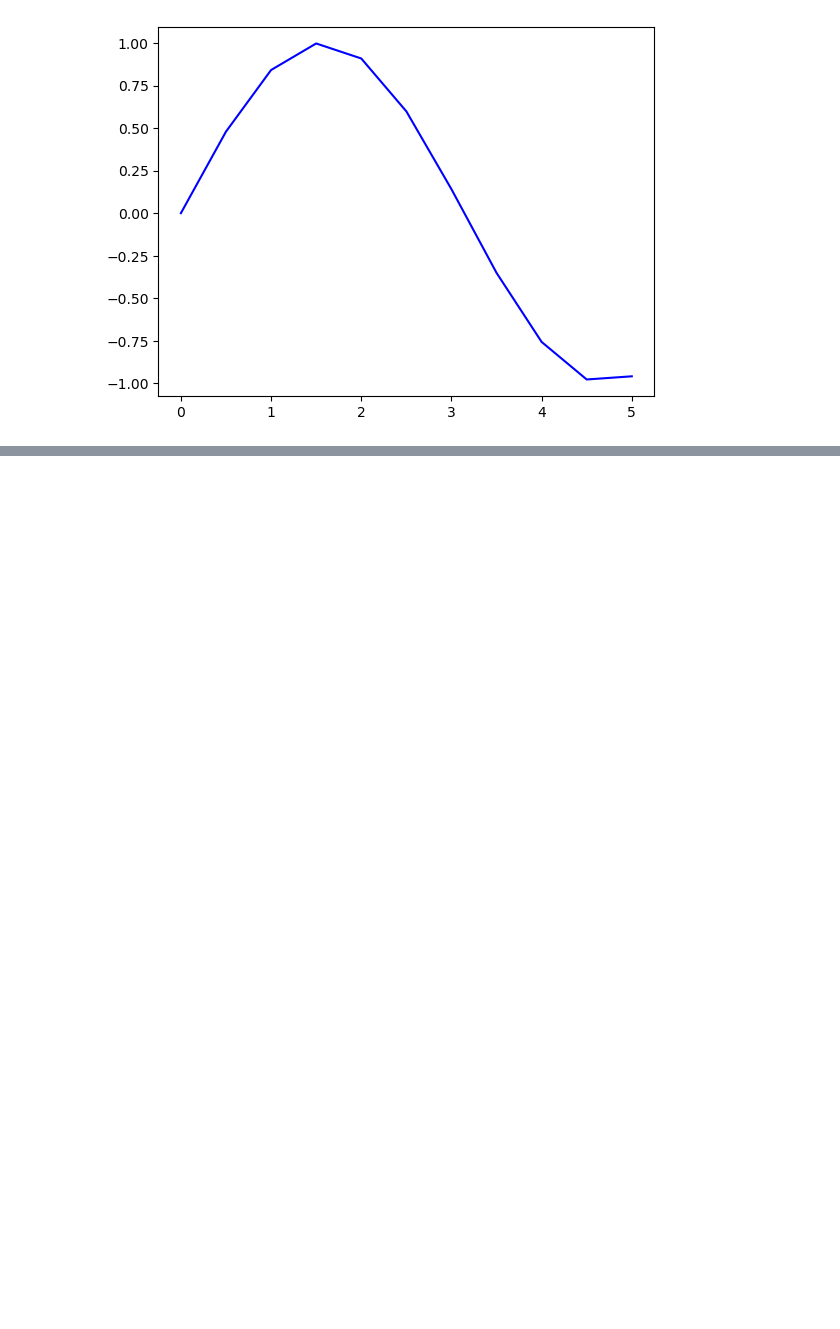
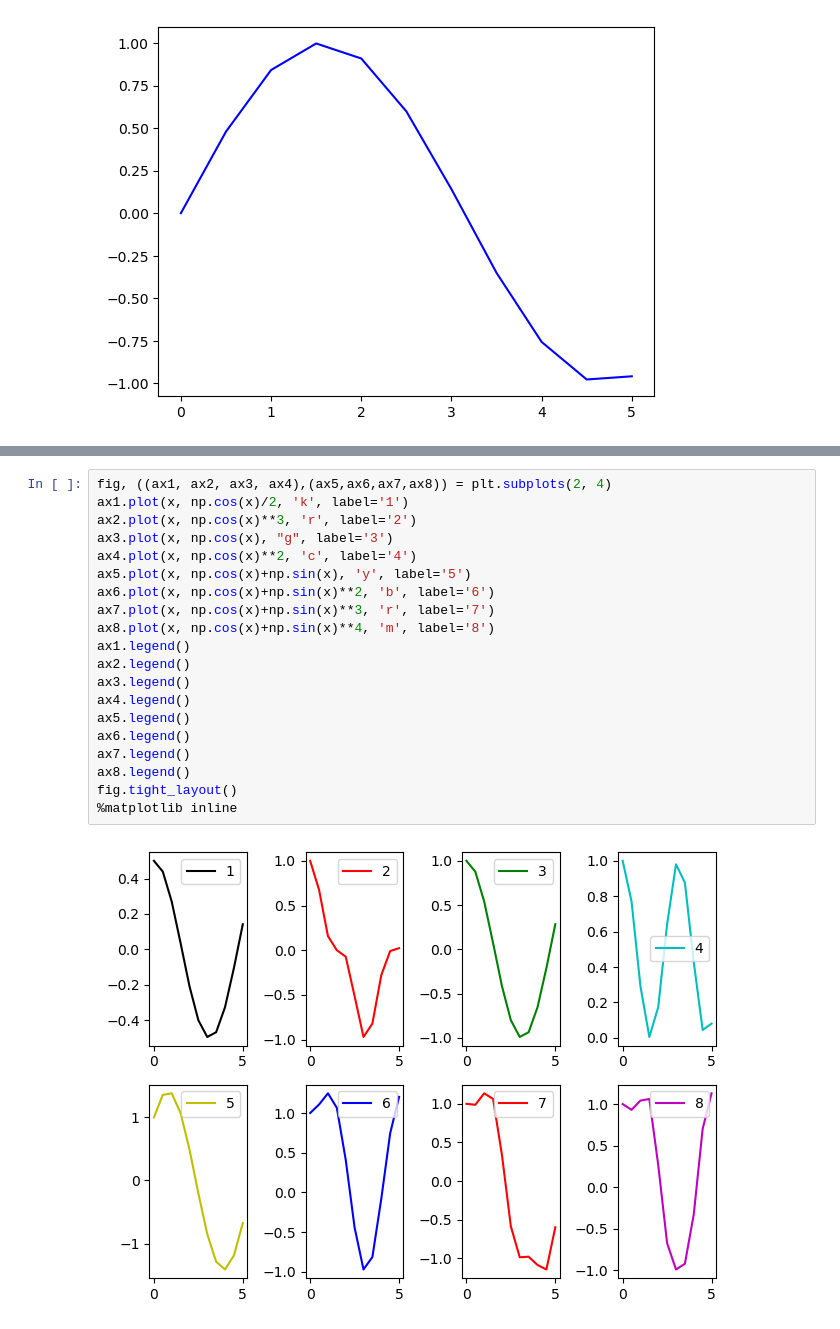
Before and after one commit to nilia2020/pyplot_seaborn_visual, a Jupyter notebook: matplotlib/OO_subplots.ipynb, the cells around one changed output, grey strips where cells are left out. Drawn from its saved outputs; the diff is of its cells as text; blank space fills up the shorter version.

```diff
--- a/matplotlib/OO_subplots.ipynb
+++ b/matplotlib/OO_subplots.ipynb
@@ -12,0 +40,22 @@ axes.plot(x,y,'b')
+# %%
+fig, ((ax1, ax2, ax3, ax4),(ax5,ax6,ax7,ax8)) = plt.subplots(2, 4)
+ax1.plot(x, np.cos(x)/2, 'k', label='1')
+ax2.plot(x, np.cos(x)**3, 'r', label='2')
+ax3.plot(x, np.cos(x), "g", label='3')
+ax4.plot(x, np.cos(x)**2, 'c', label='4')
+ax5.plot(x, np.cos(x)+np.sin(x), 'y', label='5')
+ax6.plot(x, np.cos(x)+np.sin(x)**2, 'b', label='6')
+ax7.plot(x, np.cos(x)+np.sin(x)**3, 'r', label='7')
+ax8.plot(x, np.cos(x)+np.sin(x)**4, 'm', label='8')
+ax1.legend()
+ax2.legend()
+ax3.legend()
+ax4.legend()
+ax5.legend()
+ax6.legend()
+ax7.legend()
+ax8.legend()
+fig.tight_layout()
+%matplotlib inline
+# %% [output]
+[figure, added]
```
Also changed, not shown: parts of 3 cells of this notebook, 1 other file.
